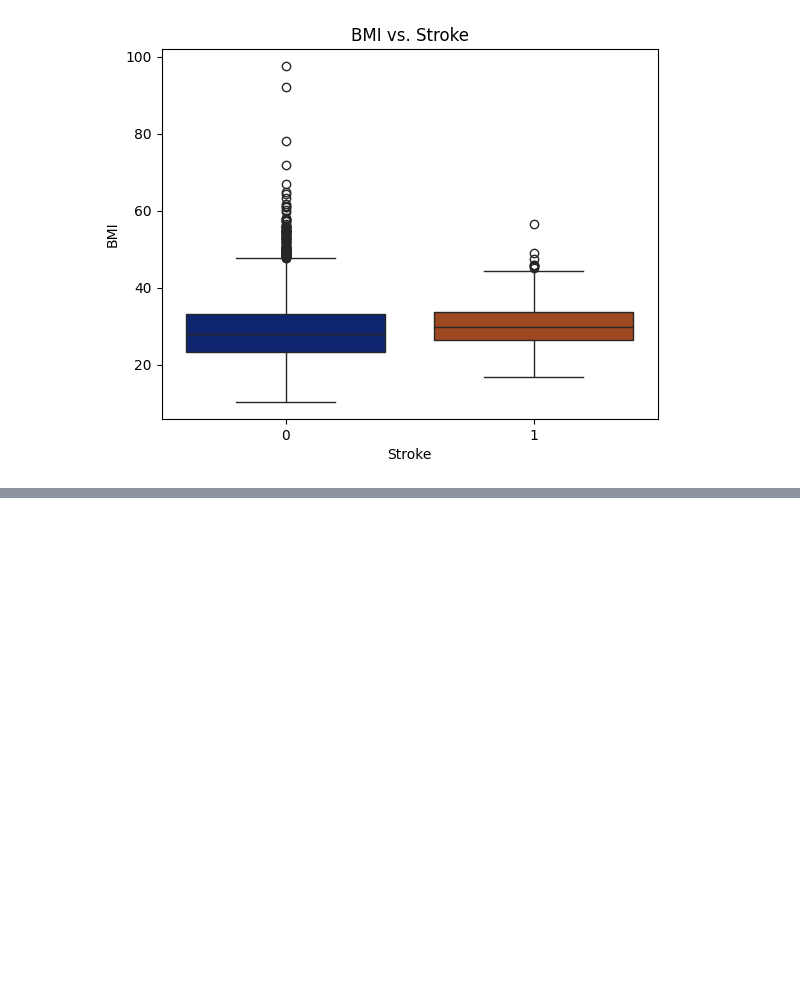
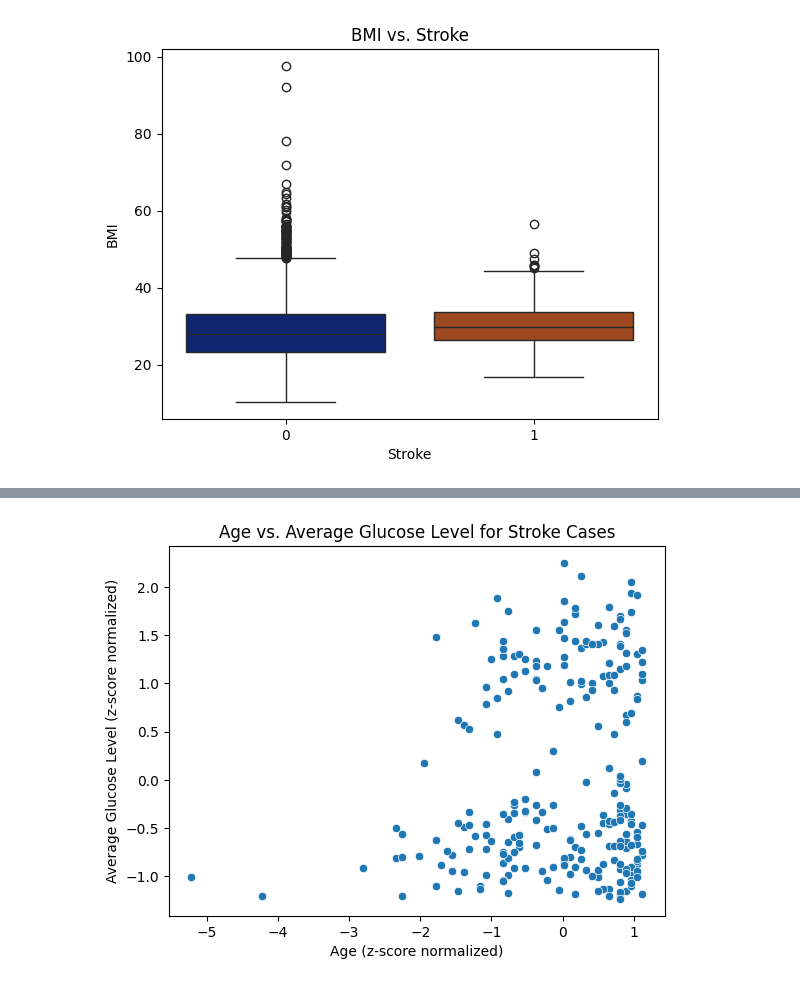
Before and after one commit to nick01as/AI-ML-starter-kit, a Jupyter notebook: eda.ipynb, the cells around one changed output, grey strips where cells are left out. Saved outputs shown, nothing was run; the diff lists cells and outputs as text; code cells hidden in the pictures; blank space fills up the shorter version.

```diff
--- a/eda.ipynb
+++ b/eda.ipynb
@@ -109,3 +142,14 @@ Passing `palette` without assigning `hue` is deprecated and will be removed in v
+# %%
+age_zscore = (stroke_data['age'] - stroke_data['age'].mean()) / stroke_data['age'].std()
+glucose_zscore = (stroke_data['avg_glucose_level'] - stroke_data['avg_glucose_level'].mean()) / stroke_data['avg_glucose_level'].std()
+sns.scatterplot(x=age_zscore, y=glucose_zscore, palette = 'dark')
+
+plt.title('Age vs. Average Glucose Level for Stroke Cases')
+plt.xlabel('Age (z-score normalized)')
+plt.ylabel('Average Glucose Level (z-score normalized)')
+plt.show()
+# %% [output]
+[figure, added]
 # %%
 # One-hot encoding of Work
 
```
Also changed, not shown: parts of 6 cells of this notebook.
